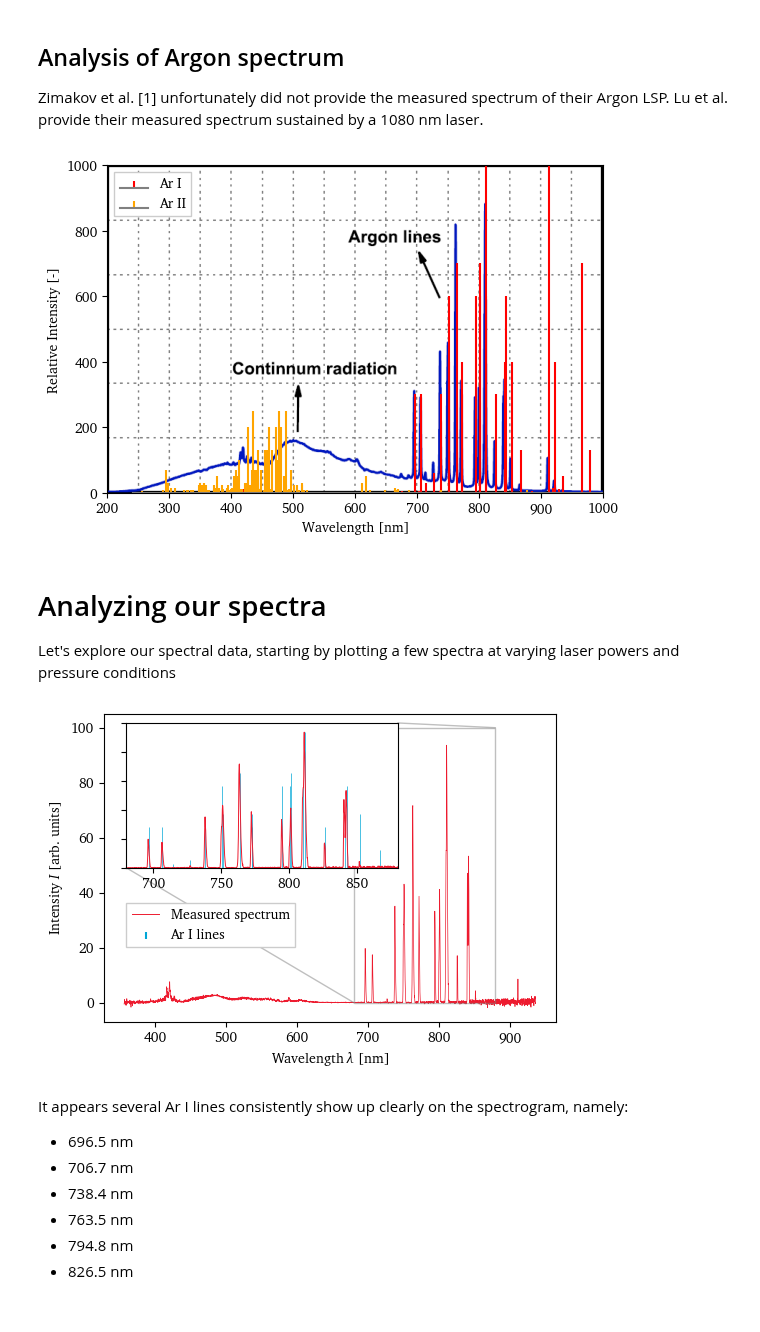
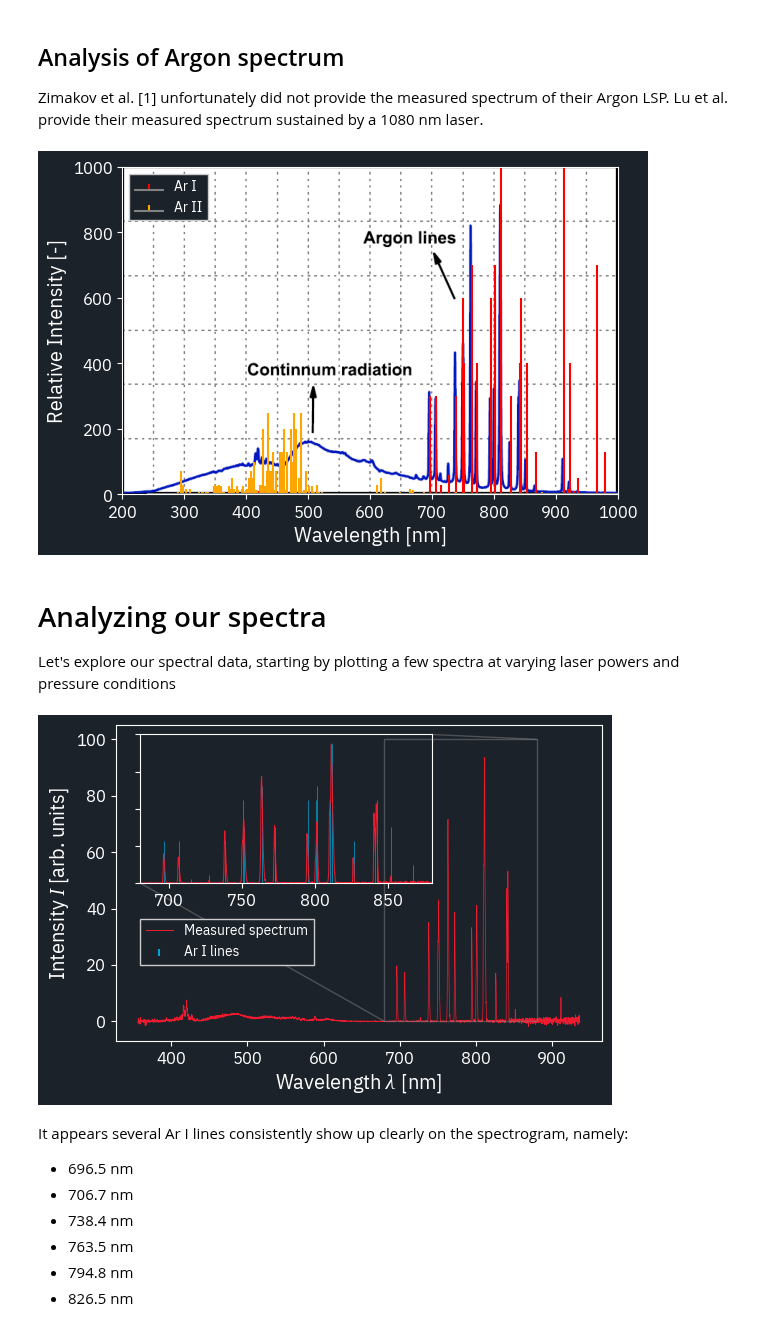
Before and after one commit to eeduplay/MScThesis, a Jupyter notebook: code/argon_spectrum.ipynb, the cells around one changed output. Drawn from its saved outputs; the diff is of its cells as text; code cells hidden in the pictures.

Commit message:
style and format changes for slideshow figures

```diff
--- a/code/argon_spectrum.ipynb
+++ b/code/argon_spectrum.ipynb
@@ -19,6 +19,8 @@ from Laser import util as lu
 from scipy.optimize import curve_fit
 from scipy.constants import k, elementary_charge
 
+plt.style.use(['dark_background', './presentationPlots.mplstyle'])
+FIGTARGET = getenv('PPTASSETPATH')
 
 kB = k
 
@@ -98,7 +100,7 @@ ax.set_aspect((457/692)*(800/1000))
 plt.legend(loc='upper left')
 plt.show()
 # %% [output]
-[figure, old version]
+[figure, new version]
 # %% [markdown]
 # Analyzing our spectra
 Let's explore our spectral data, starting by plotting a few spectra at varying laser powers and pressure conditions
@@ -138,37 +140,38 @@ for shotset, lcolor in zip([p20shots, p10shots], ['#ED1B2F', '#00A6D6']):
                 # label='{:.1f} %'.format(shotlist.loc[shotID]['Laser Setpoint']*100),
                 label='Measured spectrum',
                 zorder=2.5, linewidth=0.5)
 
 scalefactor = maxval/ArILines['Intensity'].max()
 # ax_p.stem(ArILines['Wavelength [nm]'], ArILines['Intensity']*scalefactor,
 #           label='Ar I emission lines', linefmt='C1', markerfmt='', basefmt='None')
 # for xi, yi in zip(ArILines['Wavelength [nm]'], ArILines['Intensity']*scalefactor):
 #     if yi > 0.05*maxval:
 #         ax_p.annotate('{:.2f}'.format(xi), xy=(xi, yi), xycoords='data',
 #                       xytext=(0, 3), textcoords='offset points',
 #                       fontfamily='monospace', fontsize='x-small', ha='center',
 #                       va='bottom', rotation='vertical')
 ax_p.set_xlabel(r'Wavelength $\lambda$ [nm]')
 ax_p.set_ylabel('Intensity $I$ [arb. units]')
 # ax_p.legend()
 ax_inset = ax_p.inset_axes([0.05, 0.5, 0.6, 0.47], xlim=(680, 880),
                            ylim=(0,100), yticklabels=[])
 ax_inset.plot(s.wavelengths, s.counts, color='C0',
                 label='Measured spectrum',
                 zorder=2.5, linewidth=0.7)
 stems = ax_inset.stem(ArILines['Wavelength [nm]'], ArILines['Intensity']*scalefactor,
            label='Ar I lines', linefmt='C1', markerfmt='',
            basefmt='None')
 stems.stemlines.set(linewidth=0.5)
 ax_inset.legend(loc=(0, -0.55))
 ax_p.indicate_inset_zoom(ax_inset)
+fig_p.tight_layout()
 # ax_p.set_xlim((680, 880))
-fig_p.savefig('../report/assets/5 results/spectrum_LSP50_X7_lines.png',
-              dpi=72)
-fig_p.savefig('../report/assets/5 results/spectrum_LSP50_X7_lines.pdf')
+# fig_p.savefig('../report/assets/5 results/spectrum_LSP50_X7_lines.png',
+#               dpi=72)
+fig_p.savefig(FIGTARGET+'spectrum_LSP50_X7_lines.svg')
 # ax_p.set_xlim((800, 805))
 # %% [output]
-[figure, old version]
+[figure, new version]
 # %% [markdown]
 It appears several Ar I lines consistently show up clearly on the spectrogram, namely:
 - 696.5 nm
```
Also changed, not shown: parts of 2 cells of this notebook, 13 other files.
